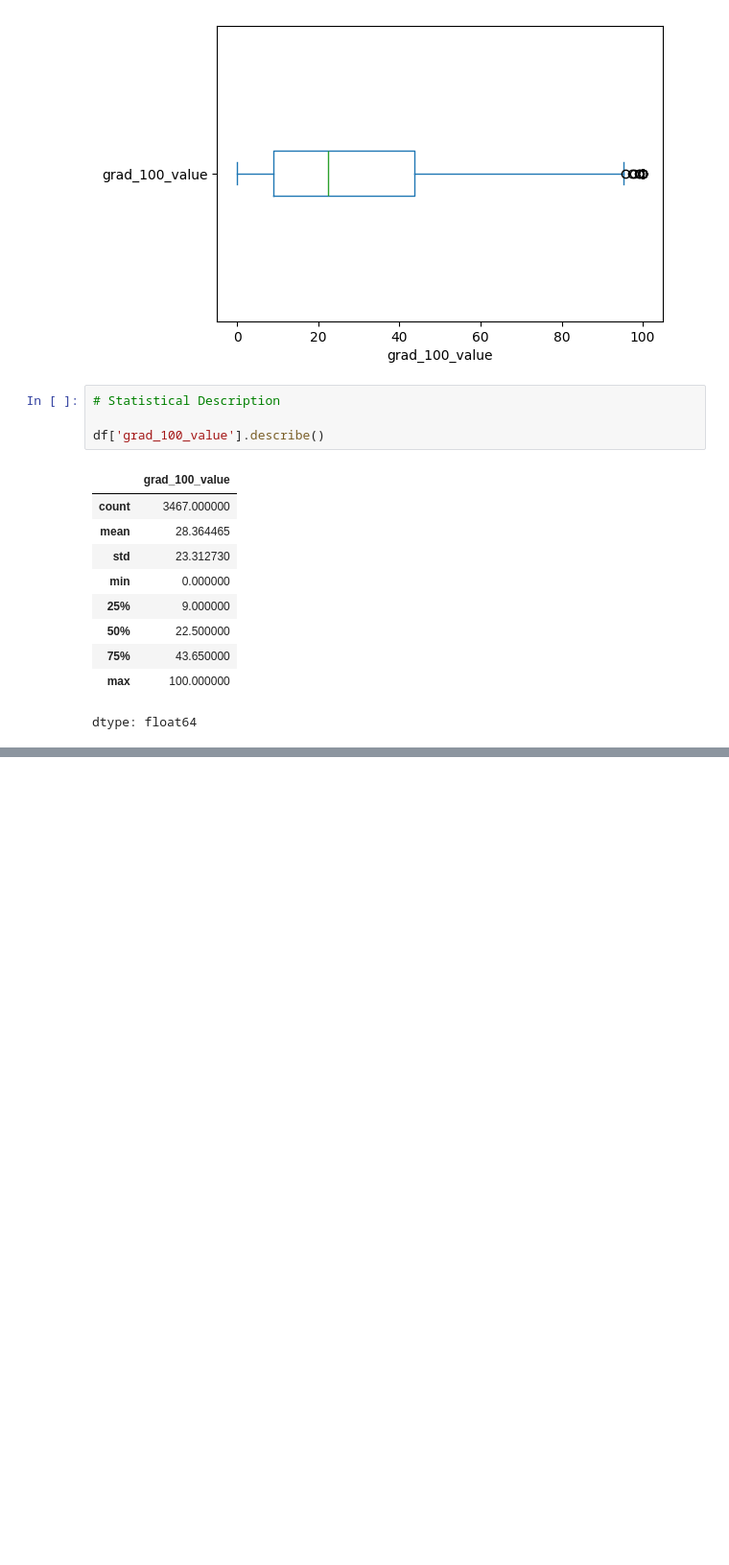
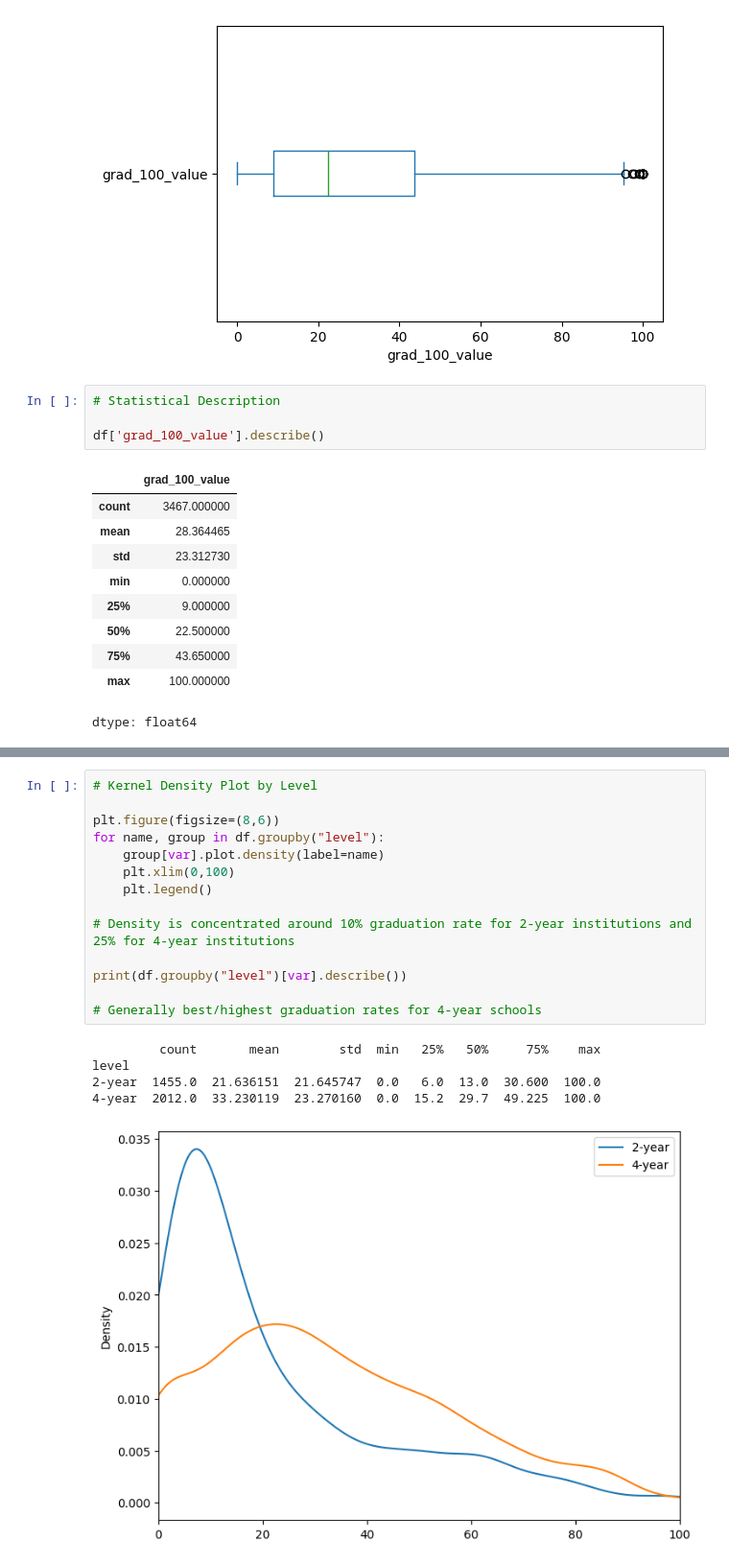
Before and after one commit to miacachion/visualization_assignment, a Jupyter notebook: assignment.ipynb, the cells around one changed output, grey strips where cells are left out. Shown at 96% size. Drawn from its saved outputs; the diff is of its cells as text; blank space fills up the shorter version.

```diff
--- a/assignment.ipynb
+++ b/assignment.ipynb
@@ -164,0 +194,20 @@ dtype: float64
+# %%
+# Kernel Density Plot by Level
+
+plt.figure(figsize=(8,6))
+for name, group in df.groupby("level"):
+    group[var].plot.density(label=name)
+    plt.xlim(0,100)
+    plt.legend()
+
+# Density is concentrated around 10% graduation rate for 2-year institutions and 25% for 4-year institutions
+
+print(df.groupby("level")[var].describe())
+
+# Generally best/highest graduation rates for 4-year schools
+# %% [output]
+         count       mean        std  min   25%   50%     75%    max
+level
+2-year  1455.0  21.636151  21.645747  0.0   6.0  13.0  30.600  100.0
+4-year  2012.0  33.230119  23.270160  0.0  15.2  29.7  49.225  100.0
+[figure, added]
```
Also changed, not shown: parts of 7 cells of this notebook.
